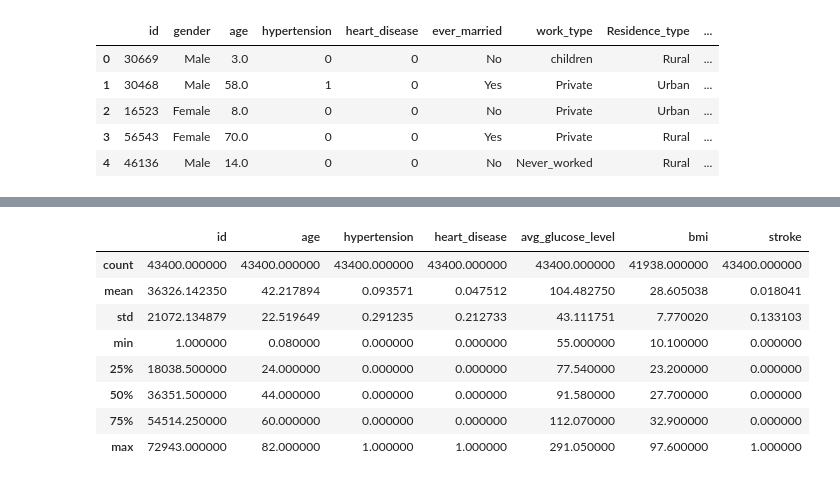
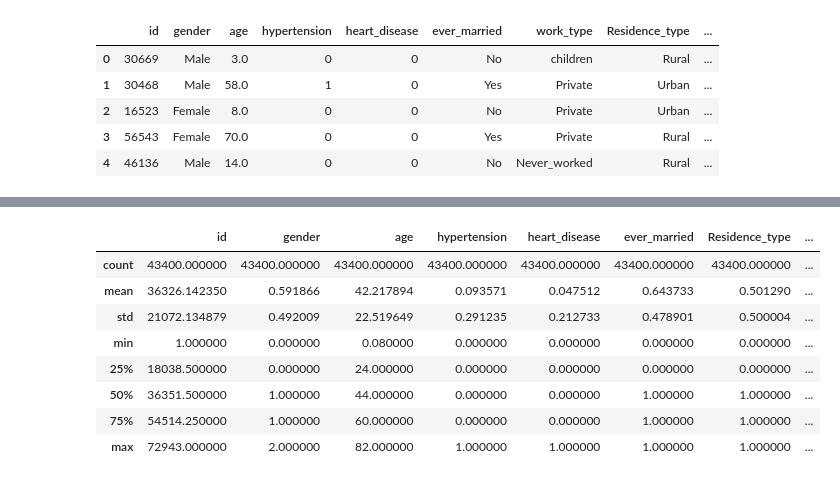
Before and after one commit to Jdss026/stroke-classifier, a Jupyter notebook: eda.ipynb, the cells around one changed output, grey strips where cells are left out. Saved outputs shown, nothing was run; the diff lists cells and outputs as text; code cells hidden in the pictures.

```diff
--- a/eda.ipynb
+++ b/eda.ipynb
@@ -12,8 +15,8 @@ import matplotlib as plt
 # %% [markdown]
 Importando o dataset
 # %%
-dataset = pd.read_csv('dataset.csv')
-dataset.head()
+df = pd.read_csv('dataset.csv')
+df.head()
 # %% [output]
 |  | id | gender | age | hypertension | heart_disease | ever_married | work_type | Residence_type | ... |
 | 0 | 30669 | Male | 3.0 | 0 | 0 | No | children | Rural | ... |
@@ -23,0 +94,6 @@ dataset.head()
+# %%
+df['gender'] = df['gender'].replace({'Male': 0, 'Female': 1, 'Other': 2})
+df['ever_married'] = df['ever_married'].replace({'No': 0, 'Yes': 1})
+df['Residence_type'] = df['Residence_type'].replace({'Rural': 0, 'Urban': 1})
+
+df.head()
@@ -24,12 +107,12 @@ dataset.head()
 # %%
-dataset.describe()
+df.describe()
 # %% [output]
-|  | id | age | hypertension | heart_disease | avg_glucose_level | bmi | stroke |
-| count | 43400.000000 | 43400.000000 | 43400.000000 | 43400.000000 | 43400.000000 | 41938.000000 | 43400.000000 |
-| mean | 36326.142350 | 42.217894 | 0.093571 | 0.047512 | 104.482750 | 28.605038 | 0.018041 |
-| std | 21072.134879 | 22.519649 | 0.291235 | 0.212733 | 43.111751 | 7.770020 | 0.133103 |
-| min | 1.000000 | 0.080000 | 0.000000 | 0.000000 | 55.000000 | 10.100000 | 0.000000 |
-| 25% | 18038.500000 | 24.000000 | 0.000000 | 0.000000 | 77.540000 | 23.200000 | 0.000000 |
-| 50% | 36351.500000 | 44.000000 | 0.000000 | 0.000000 | 91.580000 | 27.700000 | 0.000000 |
-| 75% | 54514.250000 | 60.000000 | 0.000000 | 0.000000 | 112.070000 | 32.900000 | 0.000000 |
-| max | 72943.000000 | 82.000000 | 1.000000 | 1.000000 | 291.050000 | 97.600000 | 1.000000 |
+|  | id | gender | age | hypertension | heart_disease | ever_married | Residence_type | ... |
+| count | 43400.000000 | 43400.000000 | 43400.000000 | 43400.000000 | 43400.000000 | 43400.000000 | 43400.000000 | ... |
+| mean | 36326.142350 | 0.591866 | 42.217894 | 0.093571 | 0.047512 | 0.643733 | 0.501290 | ... |
+| std | 21072.134879 | 0.492009 | 22.519649 | 0.291235 | 0.212733 | 0.478901 | 0.500004 | ... |
+| min | 1.000000 | 0.000000 | 0.080000 | 0.000000 | 0.000000 | 0.000000 | 0.000000 | ... |
+| 25% | 18038.500000 | 0.000000 | 24.000000 | 0.000000 | 0.000000 | 0.000000 | 0.000000 | ... |
+| 50% | 36351.500000 | 1.000000 | 44.000000 | 0.000000 | 0.000000 | 1.000000 | 1.000000 | ... |
+| 75% | 54514.250000 | 1.000000 | 60.000000 | 0.000000 | 0.000000 | 1.000000 | 1.000000 | ... |
+| max | 72943.000000 | 2.000000 | 82.000000 | 1.000000 | 1.000000 | 1.000000 | 1.000000 | ... |
```
Also changed, not shown: parts of 33 cells of this notebook.
